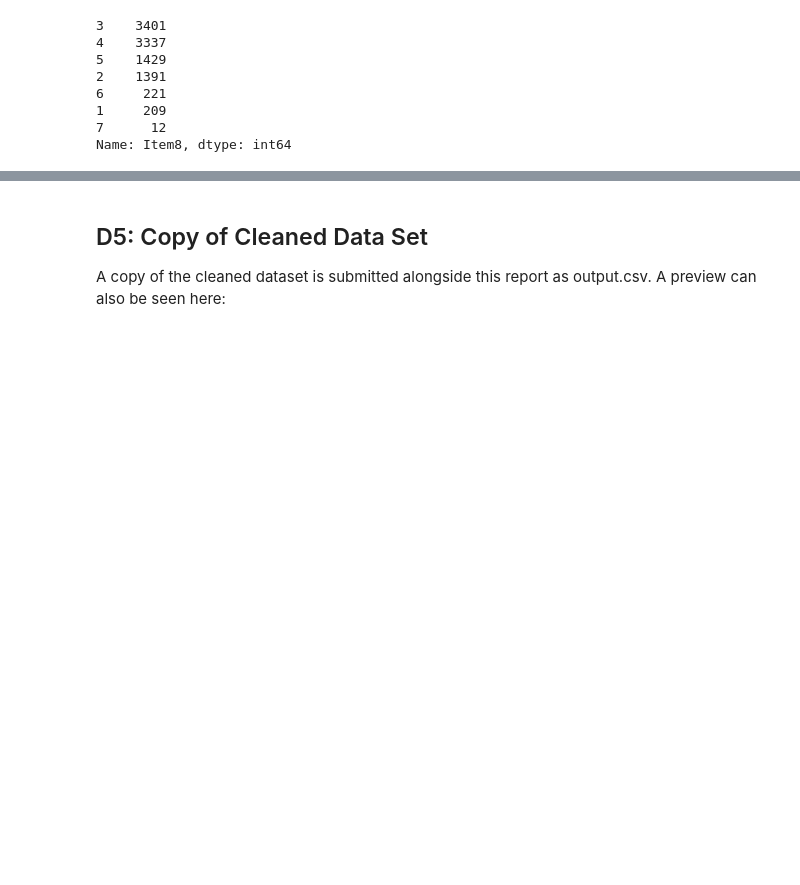
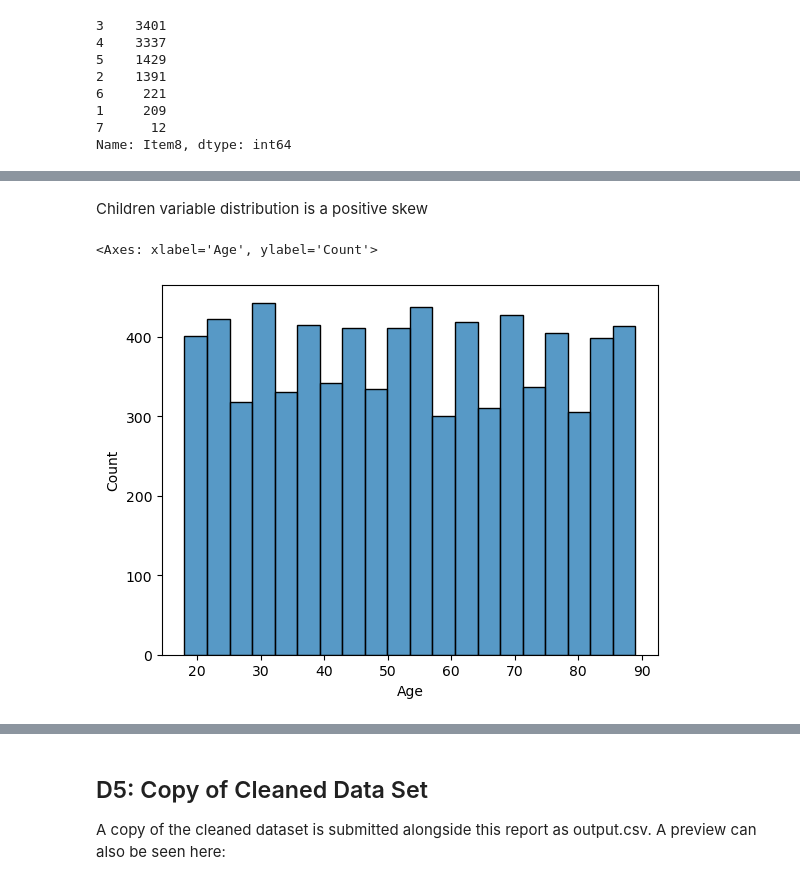
Before and after one commit to BakeUpSolutions/WGU_MSDA_Portfolio, a Jupyter notebook: d206/d206task1-BBAKER.ipynb, the cells around one changed output, grey strips where cells are left out. Saved outputs shown, nothing was run; the diff lists cells and outputs as text; code cells hidden in the pictures; blank space fills up the shorter version.

```diff
--- a/d206/d206task1-BBAKER.ipynb
+++ b/d206/d206task1-BBAKER.ipynb
@@ -836,0 +755,8 @@ Name: Item8, dtype: int64
+# %% [markdown]
+Children variable distribution is a positive skew
+# %%
+#Show distrubition for Age field
+sns.histplot(data=df['Age'])
+# %% [output]
+<Axes: xlabel='Age', ylabel='Count'>
+[figure, added]
```
Also changed, not shown: parts of 65 cells of this notebook.
